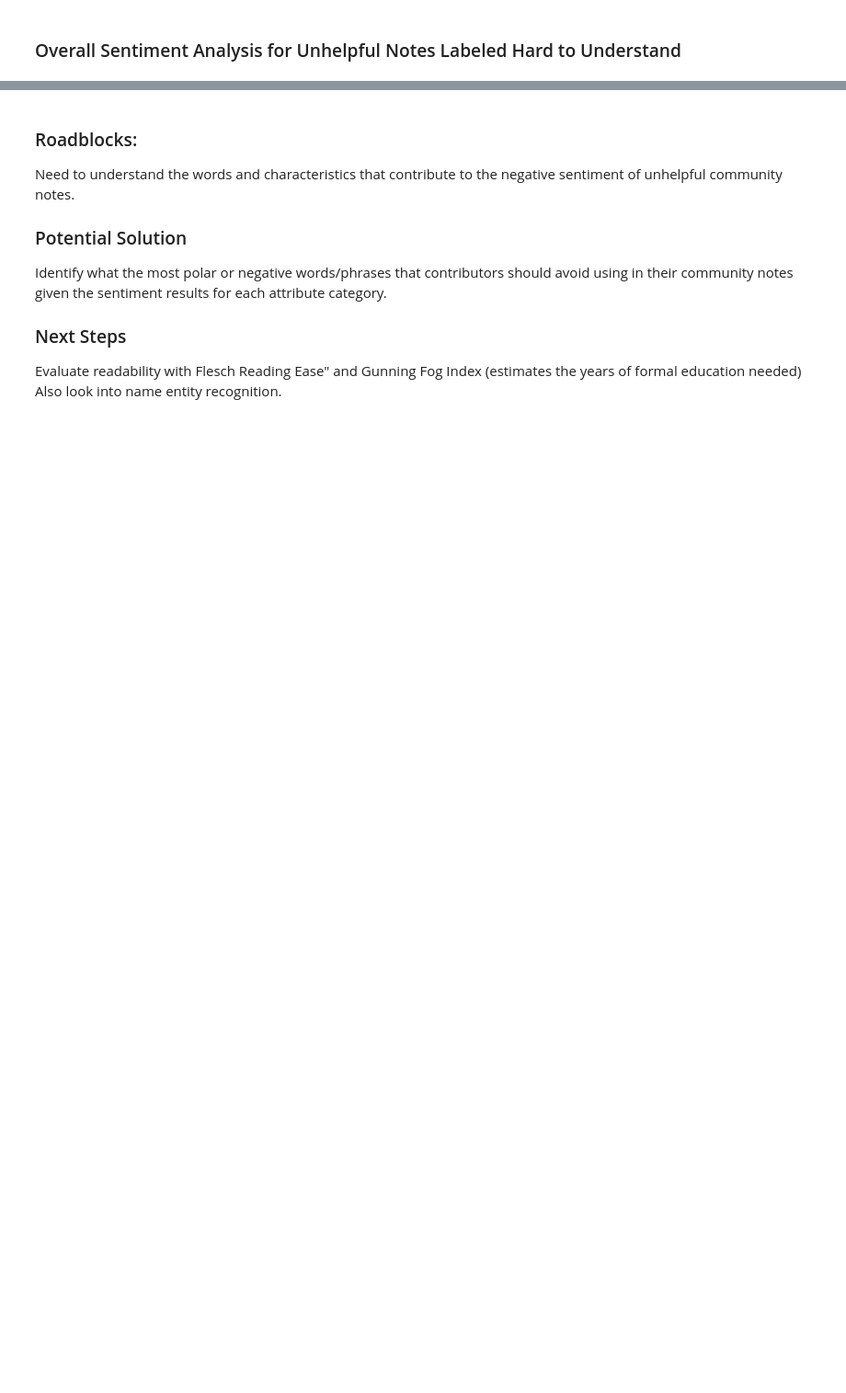
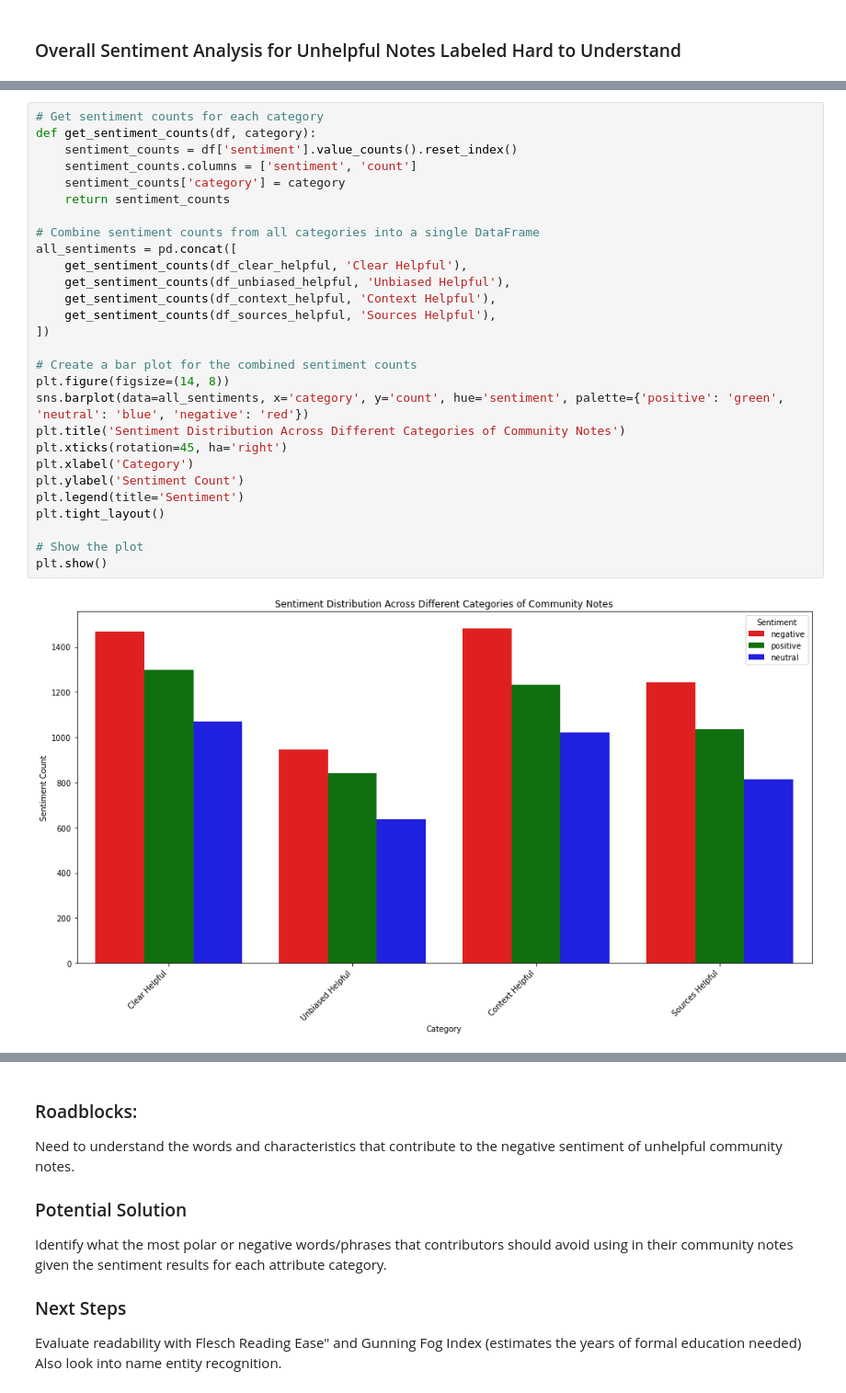
Before and after one commit to daphnehe/info498, a Jupyter notebook: Sentiment Analysis.ipynb, the cells around one changed output, grey strips where cells are left out. Shown at 92% size. Drawn from its saved outputs; the diff is of its cells as text; blank space fills up the shorter version.

```diff
--- a/Sentiment Analysis.ipynb
+++ b/Sentiment Analysis.ipynb
@@ -482,0 +483,30 @@ plt.show()
+# %%
+# Get sentiment counts for each category
+def get_sentiment_counts(df, category):
+    sentiment_counts = df['sentiment'].value_counts().reset_index()
+    sentiment_counts.columns = ['sentiment', 'count']
+    sentiment_counts['category'] = category
+    return sentiment_counts
+
+# Combine sentiment counts from all categories into a single DataFrame
+all_sentiments = pd.concat([
+    get_sentiment_counts(df_clear_helpful, 'Clear Helpful'),
+    get_sentiment_counts(df_unbiased_helpful, 'Unbiased Helpful'),
+    get_sentiment_counts(df_context_helpful, 'Context Helpful'),
+    get_sentiment_counts(df_sources_helpful, 'Sources Helpful'),
+])
+
+# Create a bar plot for the combined sentiment counts
+plt.figure(figsize=(14, 8))
+sns.barplot(data=all_sentiments, x='category', y='count', hue='sentiment', palette={'positive': 'green', 'neutral': 'blue', 'negative': 'red'})
+plt.title('Sentiment Distribution Across Different Categories of Community Notes')
+plt.xticks(rotation=45, ha='right')
+plt.xlabel('Category')
+plt.ylabel('Sentiment Count')
+plt.legend(title='Sentiment')
+plt.tight_layout()
+
+# Show the plot
+plt.show()
+# %% [output]
+[figure, added]
```
Also changed, not shown: parts of 14 cells of this notebook.
